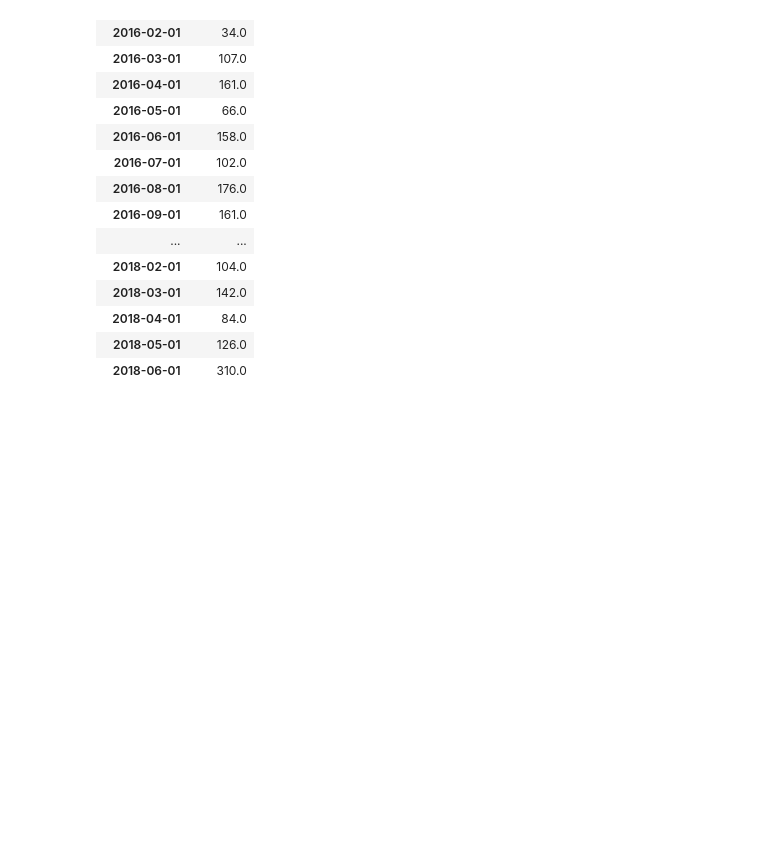
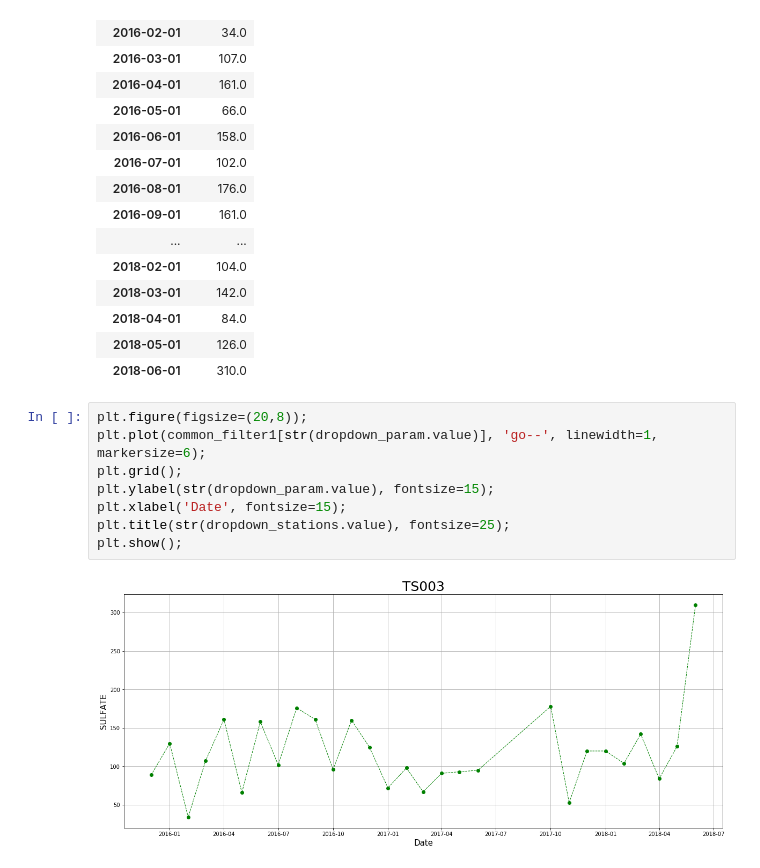
Before and after one commit to bonnerjf33/TS_Data_Web_App, a Jupyter notebook: TS_Data_Web_App.ipynb, the cells around one changed output. Saved outputs shown, nothing was run; the diff lists cells and outputs as text; blank space fills up the shorter version.

```diff
--- a/TS_Data_Web_App.ipynb
+++ b/TS_Data_Web_App.ipynb
@@ -211,3 +211,13 @@ common_filter1
 | 2018-04-01 | 84.0 |
 | 2018-05-01 | 126.0 |
 | 2018-06-01 | 310.0 |
+# %%
+plt.figure(figsize=(20,8));
+plt.plot(common_filter1[str(dropdown_param.value)], 'go--', linewidth=1, markersize=6);
+plt.grid();
+plt.ylabel(str(dropdown_param.value), fontsize=15);
+plt.xlabel('Date', fontsize=15);
+plt.title(str(dropdown_stations.value), fontsize=25);
+plt.show();
+# %% [output]
+[figure, added]
```
Also changed, not shown: 2 other files.
